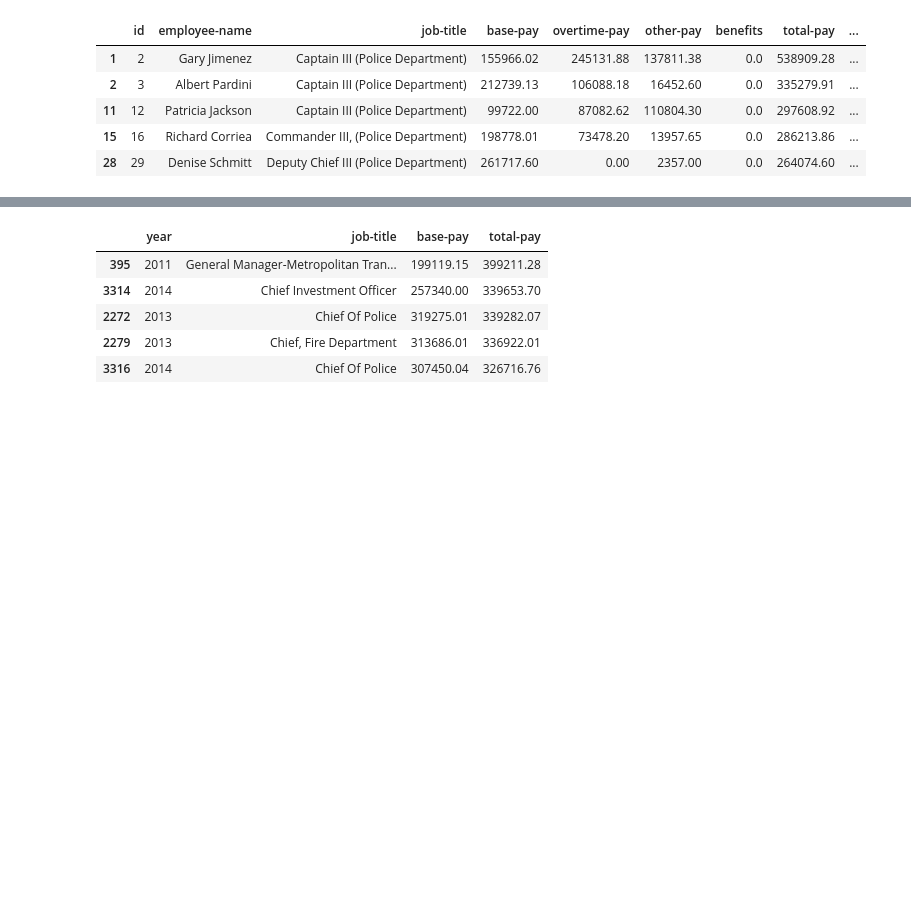
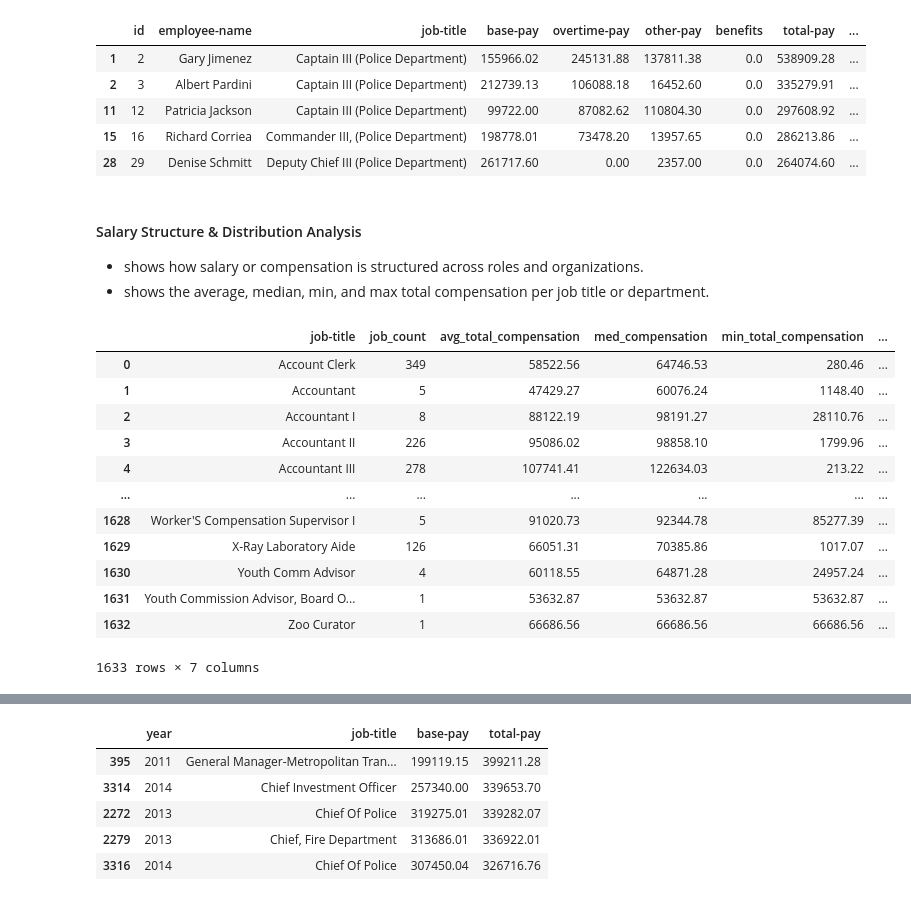
Before and after one commit to leiandrei/Salaries-Dataset-Cleaning-and-Aggregation, a Jupyter notebook: notebooks/analysis.ipynb, the cells around one changed output, grey strips where cells are left out. Saved outputs shown, nothing was run; the diff lists cells and outputs as text; code cells hidden in the pictures; blank space fills up the shorter version.

```diff
--- a/notebooks/analysis.ipynb
+++ b/notebooks/analysis.ipynb
@@ -210,3 +210,40 @@ police_dept.head(5)
 | 11 | 12 | Patricia Jackson | Captain III (Police Department) | 99722.00 | 87082.62 | 110804.30 | 0.0 | 297608.92 | ... |
 | 15 | 16 | Richard Corriea | Commander III, (Police Department) | 198778.01 | 73478.20 | 13957.65 | 0.0 | 286213.86 | ... |
 | 28 | 29 | Denise Schmitt | Deputy Chief III (Police Department) | 261717.60 | 0.00 | 2357.00 | 0.0 | 264074.60 | ... |
+# %% [markdown]
+#### Salary Structure & Distribution Analysis
+- shows how salary or compensation is structured across roles and organizations.
+- shows the average, median, min, and max total compensation per job title or department.
+# %%
+salary_struct = df.groupby('job-title').agg({
+    'job-title' : 'count',
+    'total-pay-benefits' : ['mean', 'median', 'min', 'max', 'std']
+})
+
+# apply columns
+
+header = [
+    'job_count', 'avg_total_compensation', 'med_compensation', 'min_total_compensation',
+    'max_total_compensation', 'std_total_compensation'
+]
+
+salary_struct.columns = header
+
+salary_struct = salary_struct.fillna(0)
+
+salary_struct = salary_struct.reset_index().round(2)
+salary_struct
+# %% [output]
+|  | job-title | job_count | avg_total_compensation | med_compensation | min_total_compensation | ... |
+| 0 | Account Clerk | 349 | 58522.56 | 64746.53 | 280.46 | ... |
+| 1 | Accountant | 5 | 47429.27 | 60076.24 | 1148.40 | ... |
+| 2 | Accountant I | 8 | 88122.19 | 98191.27 | 28110.76 | ... |
+| 3 | Accountant II | 226 | 95086.02 | 98858.10 | 1799.96 | ... |
+| 4 | Accountant III | 278 | 107741.41 | 122634.03 | 213.22 | ... |
+| ... | ... | ... | ... | ... | ... | ... |
+| 1628 | Worker'S Compensation Supervisor I | 5 | 91020.73 | 92344.78 | 85277.39 | ... |
+| 1629 | X-Ray Laboratory Aide | 126 | 66051.31 | 70385.86 | 1017.07 | ... |
+| 1630 | Youth Comm Advisor | 4 | 60118.55 | 64871.28 | 24957.24 | ... |
+| 1631 | Youth Commission Advisor, Board O... | 1 | 53632.87 | 53632.87 | 53632.87 | ... |
+| 1632 | Zoo Curator | 1 | 66686.56 | 66686.56 | 66686.56 | ... |
+1633 rows × 7 columns
```
Also changed, not shown: parts of 4 cells of this notebook.
